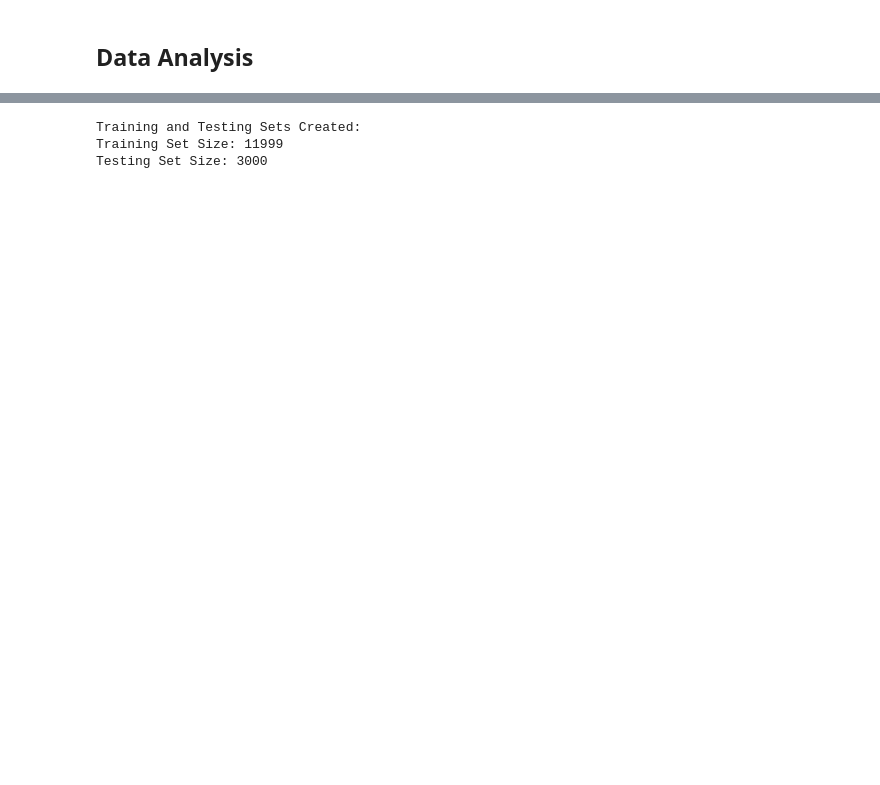
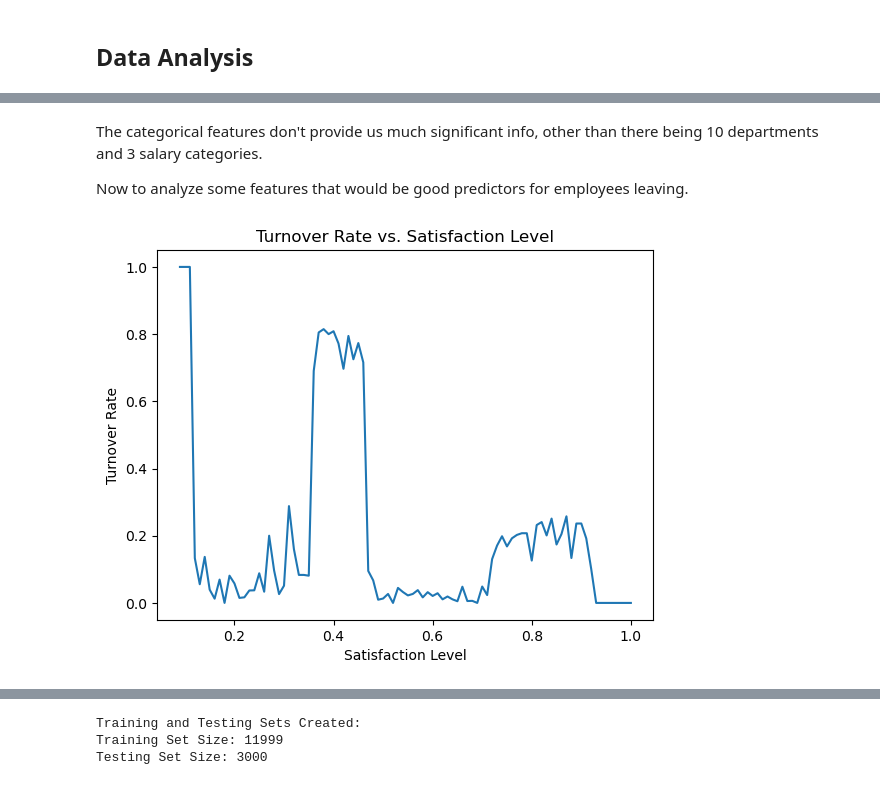
Before and after one commit to 2024-FALL-DSC-412-001/DSC412-project-joanna-john, a Jupyter notebook: DSC412_001_FA24_M3_jljohn.ipynb, the cells around one changed output, grey strips where cells are left out. Cells and saved outputs as stored; diff of their text form; code cells hidden in the pictures; blank space fills up the shorter version.

```diff
--- a/DSC412_001_FA24_M3_jljohn.ipynb
+++ b/DSC412_001_FA24_M3_jljohn.ipynb
@@ -89,0 +128,16 @@ The logistic regression model was trained using the training dataset, allowing u
+# %% [markdown]
+The categorical features don't provide us much significant info, other than there being 10 departments and 3 salary categories.
+
+Now to analyze some features that would be good predictors for employees leaving.
+# %%
+# Satisfaction level and turnover
+leave_sat = df.groupby('satisfaction_level').agg({'left': ['sum', 'count']})
+leave_sat.columns = ['left', 'total']
+leave_sat['leave_rate'] = leave_sat['left'] / leave_sat['total']
+sns.lineplot(x=leave_sat.index, y=leave_sat['leave_rate'])
+plt.title("Turnover Rate vs. Satisfaction Level")
+plt.xlabel("Satisfaction Level")
+plt.ylabel("Turnover Rate")
+plt.show()
+# %% [output]
+[figure, added]
```
Also changed, not shown: parts of 49 cells of this notebook, 6 other files.
